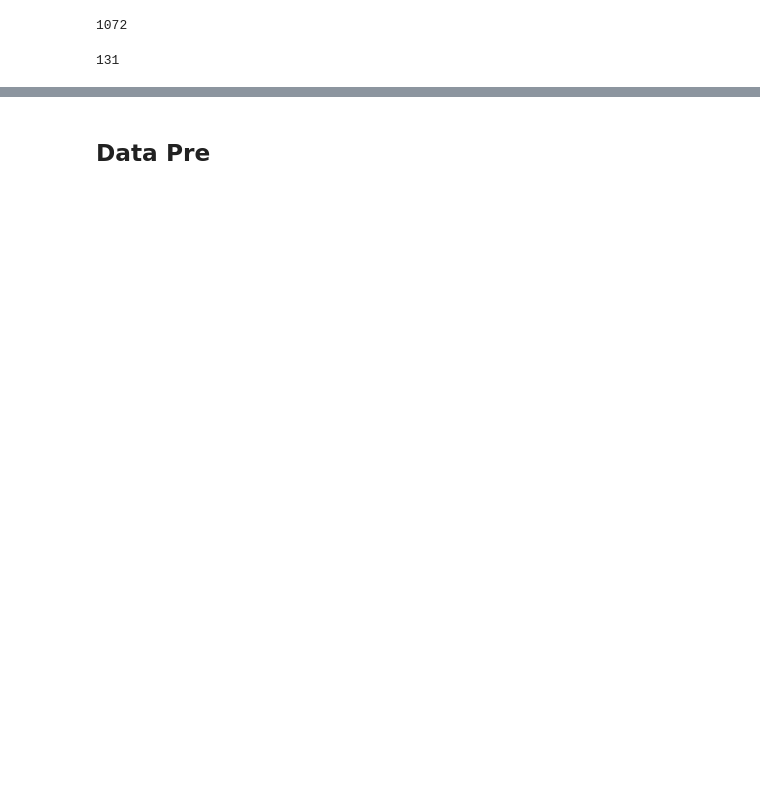
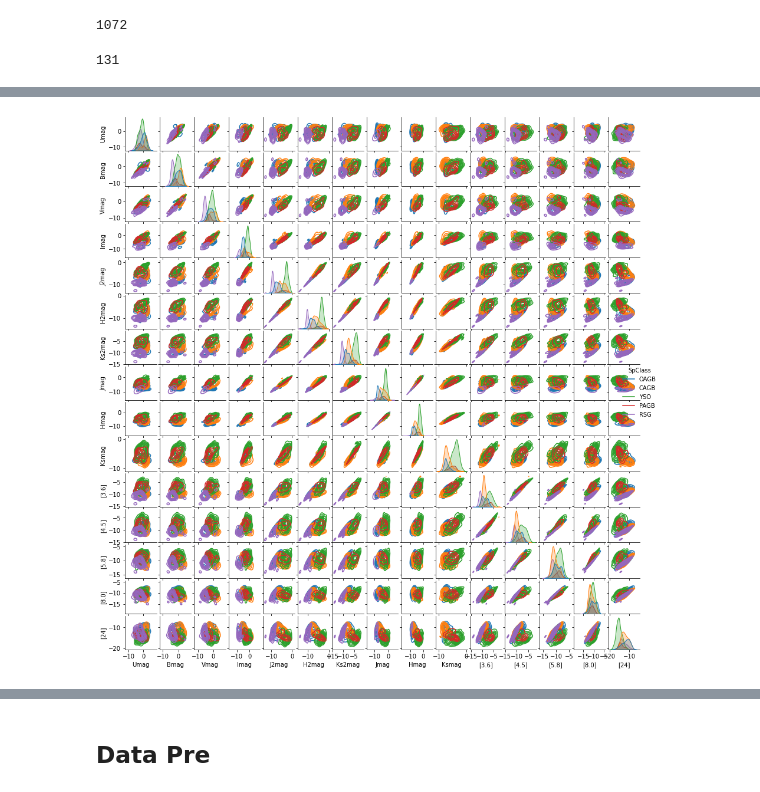
Before and after one commit to Mahdi-Abdollahii/Dusty-Stellar-Sources-Classification, a Jupyter notebook: Data_Pre.ipynb, the cells around one changed output, grey strips where cells are left out. Drawn from its saved outputs; the diff is of its cells as text; code cells hidden in the pictures; blank space fills up the shorter version.

```diff
--- a/Data_Pre.ipynb
+++ b/Data_Pre.ipynb
@@ -540,0 +475,6 @@ plt.hist(X['Hmag'][result])
+# %%
+col = df.columns
+g = sns.pairplot(df.loc[:,col],hue="SpClass", kind='kde')
+g.fig.set_size_inches(13,13)
+# %% [output]
+[figure, added]
```
Also changed, not shown: parts of 45 cells of this notebook.
